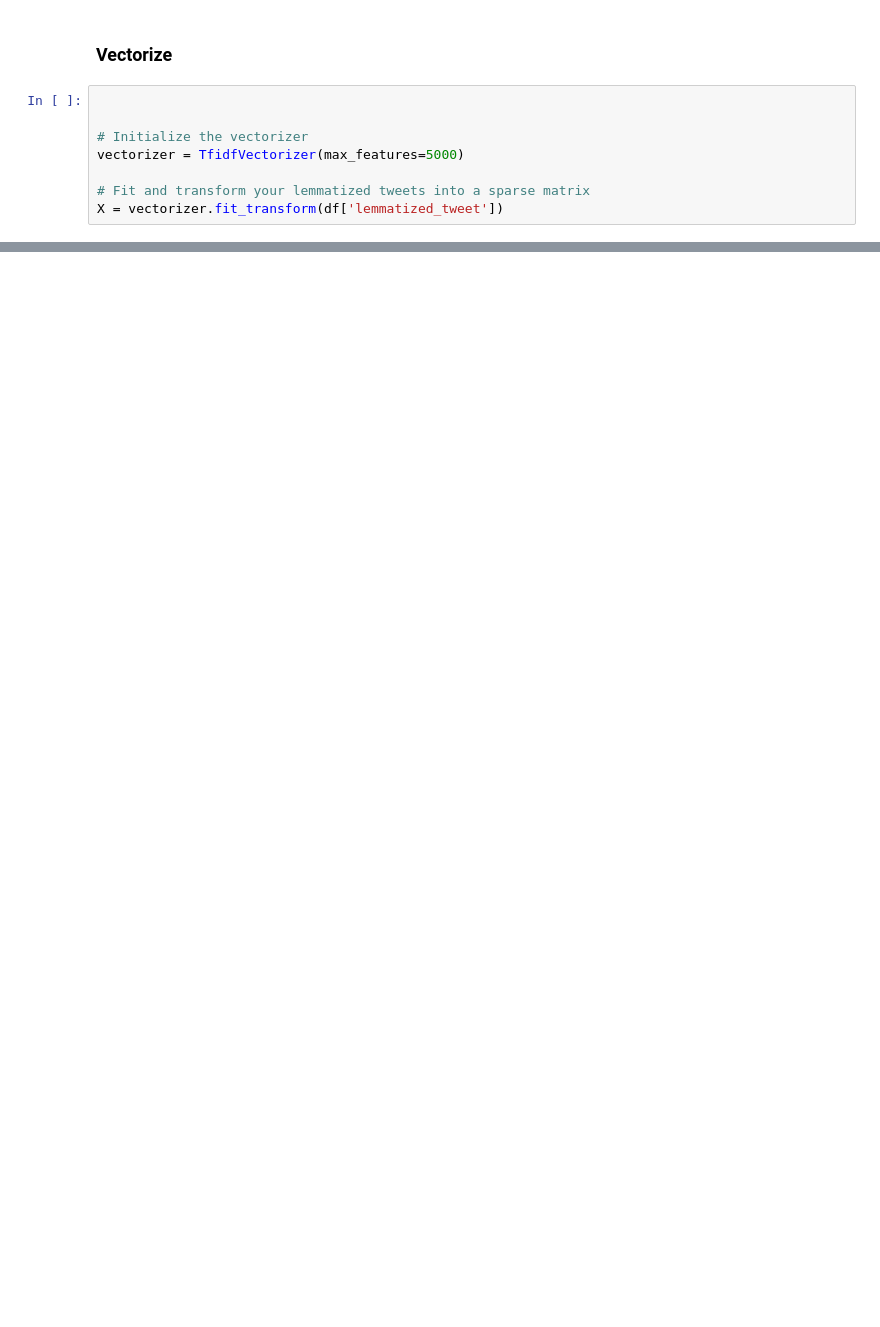
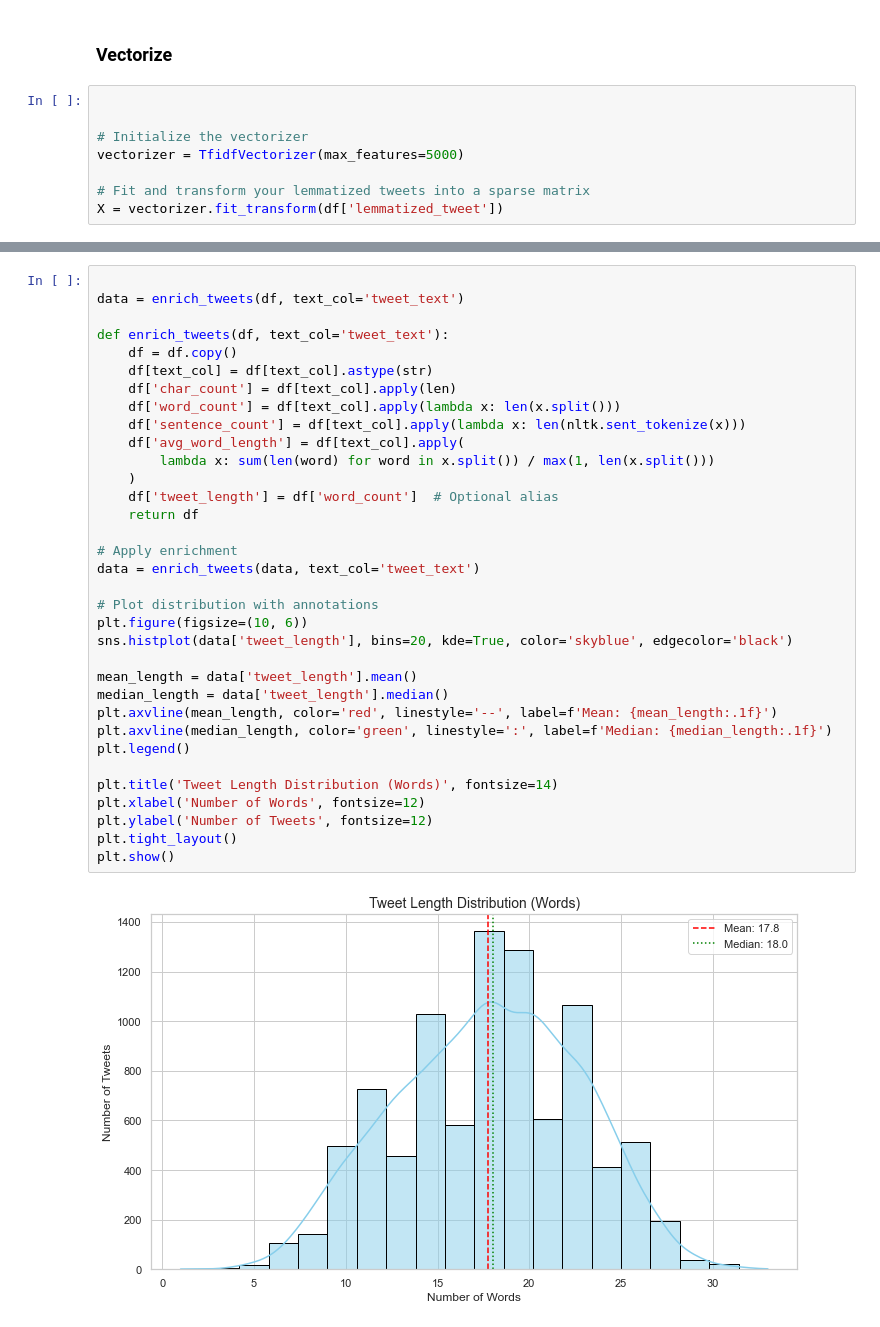
Before and after one commit to FrancisNdirangu/NLPGroupProject, a Jupyter notebook: notebook.ipynb, the cells around one changed output, grey strips where cells are left out. Saved outputs shown, nothing was run; the diff lists cells and outputs as text; blank space fills up the shorter version.

```diff
--- a/notebook.ipynb
+++ b/notebook.ipynb
@@ -287,0 +444,36 @@ df_features.head()
+# %%
+
+data = enrich_tweets(df, text_col='tweet_text')
+
+def enrich_tweets(df, text_col='tweet_text'):
+    df = df.copy()
+    df[text_col] = df[text_col].astype(str)
+    df['char_count'] = df[text_col].apply(len)
+    df['word_count'] = df[text_col].apply(lambda x: len(x.split()))
+    df['sentence_count'] = df[text_col].apply(lambda x: len(nltk.sent_tokenize(x)))
+    df['avg_word_length'] = df[text_col].apply(
+        lambda x: sum(len(word) for word in x.split()) / max(1, len(x.split()))
+    )
+    df['tweet_length'] = df['word_count']  # Optional alias
+    return df
+
+# Apply enrichment
+data = enrich_tweets(data, text_col='tweet_text')
+
+# Plot distribution with annotations
+plt.figure(figsize=(10, 6))
+sns.histplot(data['tweet_length'], bins=20, kde=True, color='skyblue', edgecolor='black')
+
+mean_length = data['tweet_length'].mean()
+median_length = data['tweet_length'].median()
+plt.axvline(mean_length, color='red', linestyle='--', label=f'Mean: {mean_length:.1f}')
+plt.axvline(median_length, color='green', linestyle=':', label=f'Median: {median_length:.1f}')
+plt.legend()
+
+plt.title('Tweet Length Distribution (Words)', fontsize=14)
+plt.xlabel('Number of Words', fontsize=12)
+plt.ylabel('Number of Tweets', fontsize=12)
+plt.tight_layout()
+plt.show()
+# %% [output]
+[figure, added]
```
Also changed, not shown: parts of 41 cells of this notebook.
